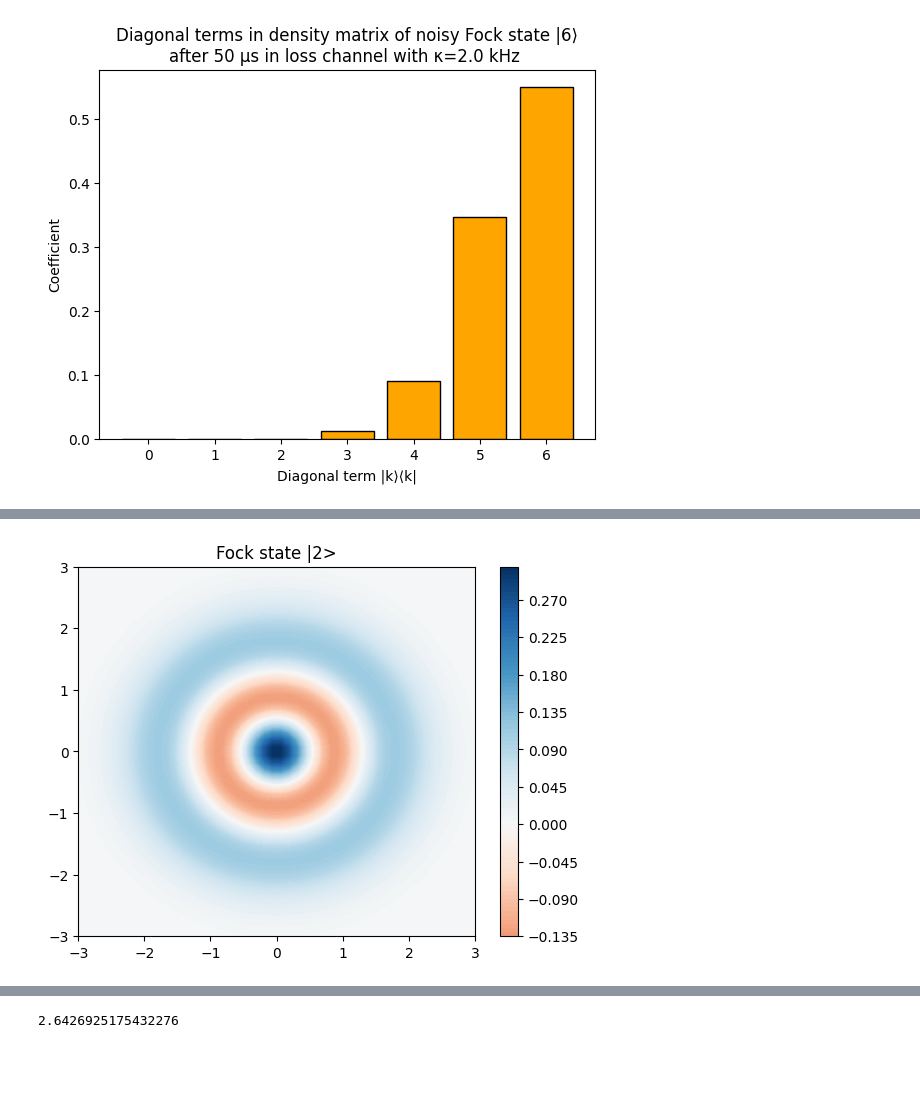
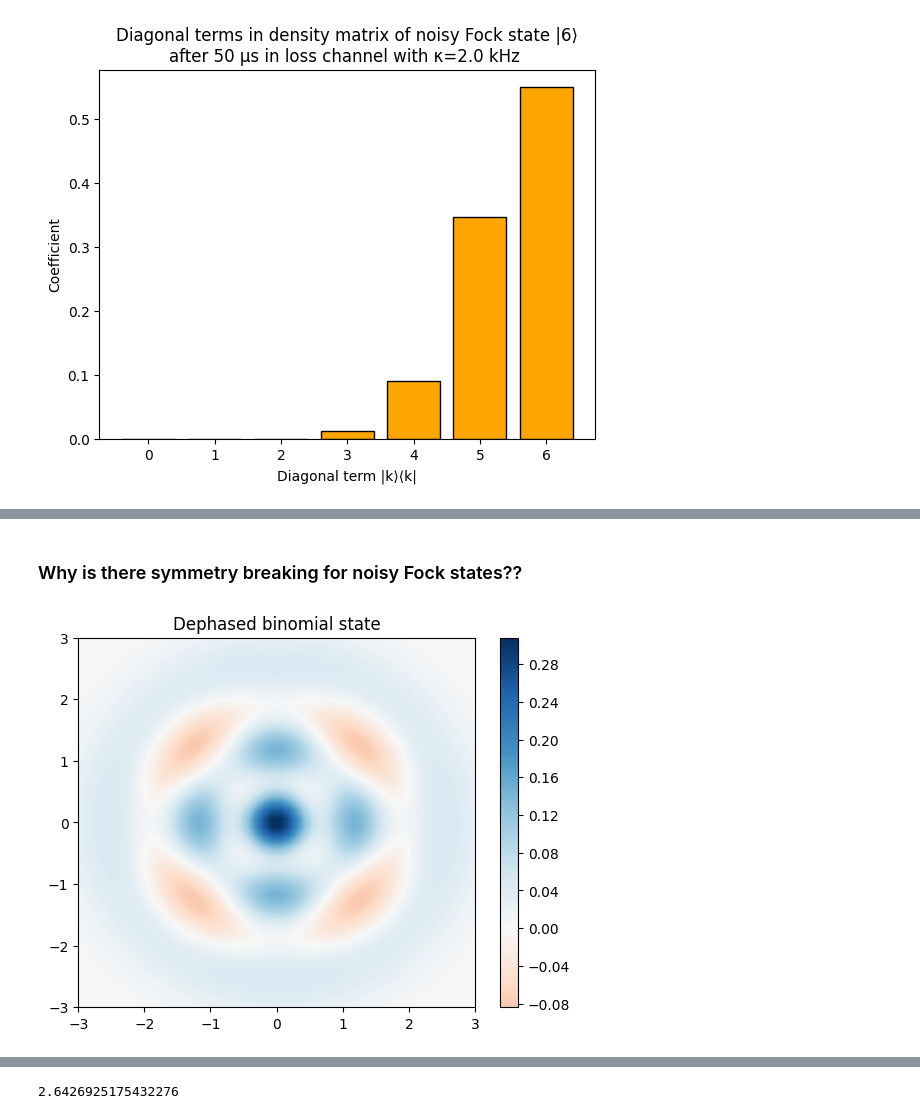
Before and after one commit to lfinocchiaro/virtual-distillation, a Jupyter notebook: tests.ipynb, the cells around one changed output, grey strips where cells are left out. Drawn from its saved outputs; the diff is of its cells as text; code cells hidden in the pictures; blank space fills up the shorter version.

```diff
--- a/tests.ipynb
+++ b/tests.ipynb
@@ -271,0 +279,40 @@ plot_all(t_list, r, r_loss, [(r_th_3, "Theoretical 3-mode VD"), (r_th_1, "Withou
+# %%
+# same t_list as the beginning
+import qutip
+from functions import *
+t_max = 120
+N=15
+n=2
+nb_samples = 25
+T_1=500 # μs
+kappa = 1/T_1
+t_list_large = np.linspace(0,t_max,nb_samples)
+t_list = t_list_large[:21]
+rho_list = create_states(N, t_list_large, rho_0 = qutip.fock_dm(N,n), kappa=kappa)
+
+r, r_loss, r_th = perform_protocol(N, rho_list, [], [1,3], False, None)
+r_th_1, r_th_3 = r_th
+
+plt.scatter(t_list, np.abs(r_th_1)[:21], label="Without VD", marker='+', c='r')
+plt.scatter(t_list, np.abs(r_th_3)[:21], label="Theoretical 3-mode VD", marker='+', c='orange')
+tau = 10 # μs
+plt.scatter(t_list, np.abs(r_th_3)[tau//5:23], label=f"3-mode VD with losses", marker='+', c='b')
+
+plt.plot(t_list,np.full(t_list.shape,(r_th_1[0]).real),
+            linestyle="--", label='Pure state', c='pink')
+
+t_list_complete = np.linspace(t_list[0], t_list[-1], 1000)
+no_VD_curve_th = n * np.exp(-kappa * t_list_complete)
+plt.plot(t_list_complete, no_VD_curve_th, c='r', linewidth = 0.5)
+temporary = (np.exp(kappa * t_list_complete)-1)
+VD_3_curve_th = (2+8*temporary**3)/(1+8*temporary**3+temporary**6)
+plt.plot(t_list_complete, VD_3_curve_th, c='orange', linewidth =0.4)
+
+plt.title(f"VD efficiency" +
+            f"\nInterleaved loss τ={tau}µs" +
+            f"\nInitial input : noisy "+"Fock state |2⟩")
+plt.xlabel(f"Time (µs)")
+plt.ylabel("Expected value")
+plt.legend()
+plt.grid()
+plt.show()
@@ -272,8 +334,12 @@ plot_all(t_list, r, r_loss, [(r_th_3, "Theoretical 3-mode VD"), (r_th_1, "Withou
+# %% [markdown]
+### Why is there symmetry breaking for noisy Fock states??
 # %%
+rho = qutip.ket2dm((qutip.fock(N, 0) + qutip.fock(N, 4)).unit())
+rho_dephased = create_states_dephasing(N, [50], rho, kappa)[0]
 bound = 3
 xvec, yvec = np.linspace(-bound,bound,50), np.linspace(-bound,bound,50)
-plot_wigner(qutip.fock_dm(N,2), xvec, yvec, plt.figure(), plt.gca(), 'RdBu', "Fock state |2>", density=True)
+plot_wigner(rho_dephased, xvec, yvec, plt.figure(), plt.gca(), 'RdBu', "Dephased binomial state", density=True)
 # %% [output]
-[figure, old version]
+[figure, new version]
 # %%
 N_ = 10
```
Also changed, not shown: parts of 23 cells of this notebook, 2 other files.
